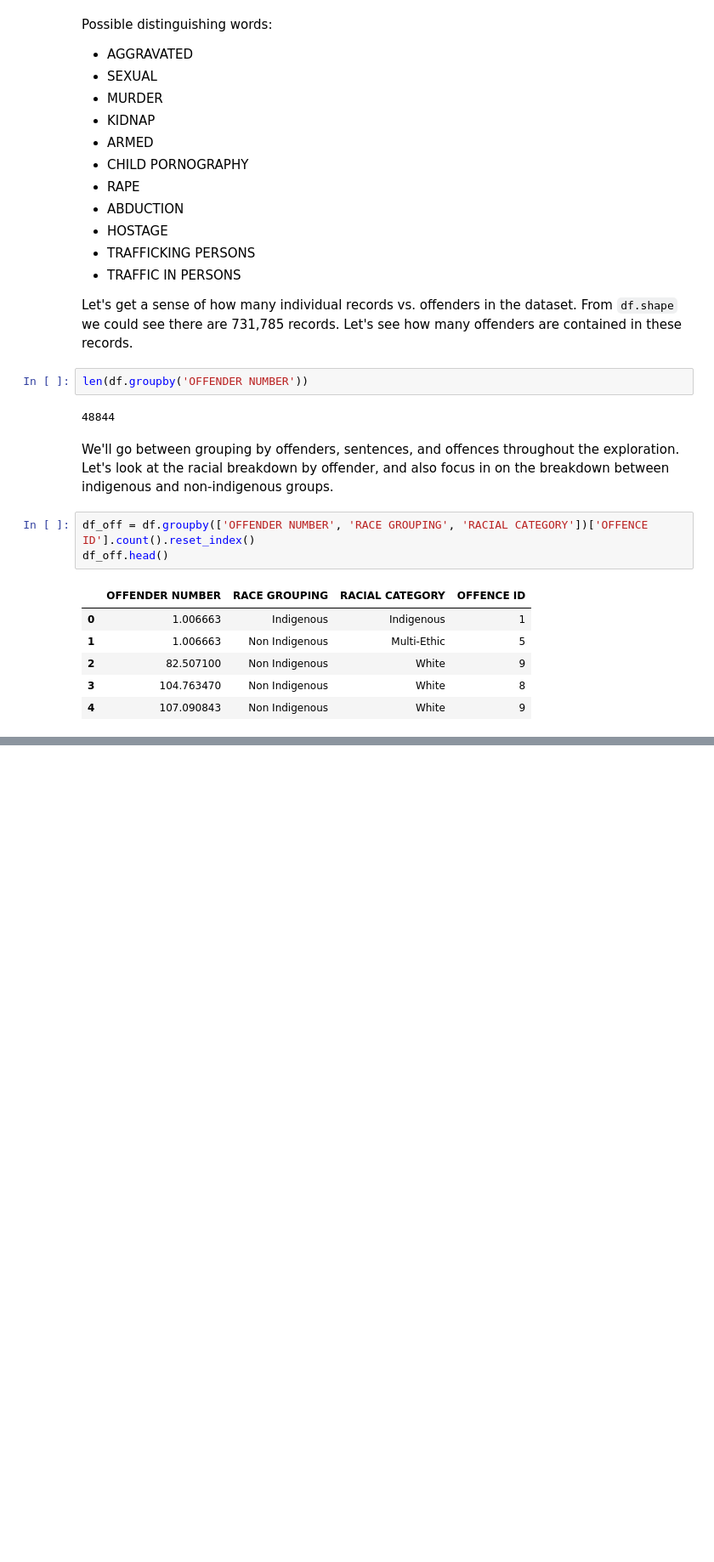
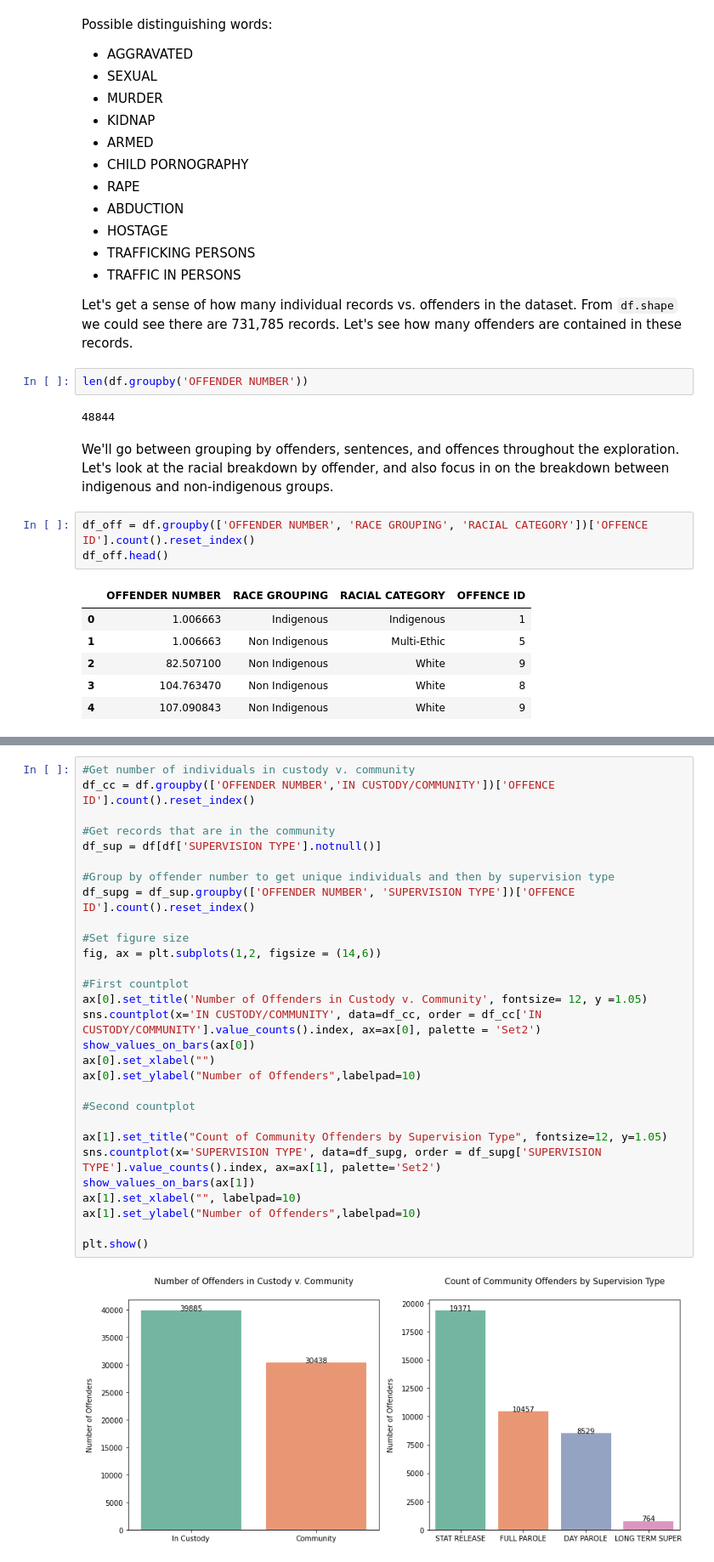
Before and after one commit to anastasiabizyayeva/Bias_Behind_Bars, a Jupyter notebook: EDA.ipynb, the cells around one changed output, grey strips where cells are left out. Shown: that part at 85% size. Drawn from its saved outputs; the diff is of its cells as text; blank space fills up the shorter version.

```diff
--- a/EDA.ipynb
+++ b/EDA.ipynb
@@ -185,0 +202,31 @@ AttributeError: 'SeriesGroupBy' object has no attribute 'bar'
+# %%
+#Get number of individuals in custody v. community
+df_cc = df.groupby(['OFFENDER NUMBER','IN CUSTODY/COMMUNITY'])['OFFENCE ID'].count().reset_index()
+
+#Get records that are in the community
+df_sup = df[df['SUPERVISION TYPE'].notnull()]
+
+#Group by offender number to get unique individuals and then by supervision type
+df_supg = df_sup.groupby(['OFFENDER NUMBER', 'SUPERVISION TYPE'])['OFFENCE ID'].count().reset_index()
+
+#Set figure size
+fig, ax = plt.subplots(1,2, figsize = (14,6))
+
+#First countplot
+ax[0].set_title('Number of Offenders in Custody v. Community', fontsize= 12, y =1.05)
+sns.countplot(x='IN CUSTODY/COMMUNITY', data=df_cc, order = df_cc['IN CUSTODY/COMMUNITY'].value_counts().index, ax=ax[0], palette = 'Set2')
+show_values_on_bars(ax[0])
+ax[0].set_xlabel("")
+ax[0].set_ylabel("Number of Offenders",labelpad=10)
+
+#Second countplot
+
+ax[1].set_title("Count of Community Offenders by Supervision Type", fontsize=12, y=1.05)
+sns.countplot(x='SUPERVISION TYPE', data=df_supg, order = df_supg['SUPERVISION TYPE'].value_counts().index, ax=ax[1], palette='Set2')
+show_values_on_bars(ax[1])
+ax[1].set_xlabel("", labelpad=10)
+ax[1].set_ylabel("Number of Offenders",labelpad=10)
+
+plt.show()
+# %% [output]
+[figure, added]
```
Also changed, not shown: parts of 9 cells of this notebook.
